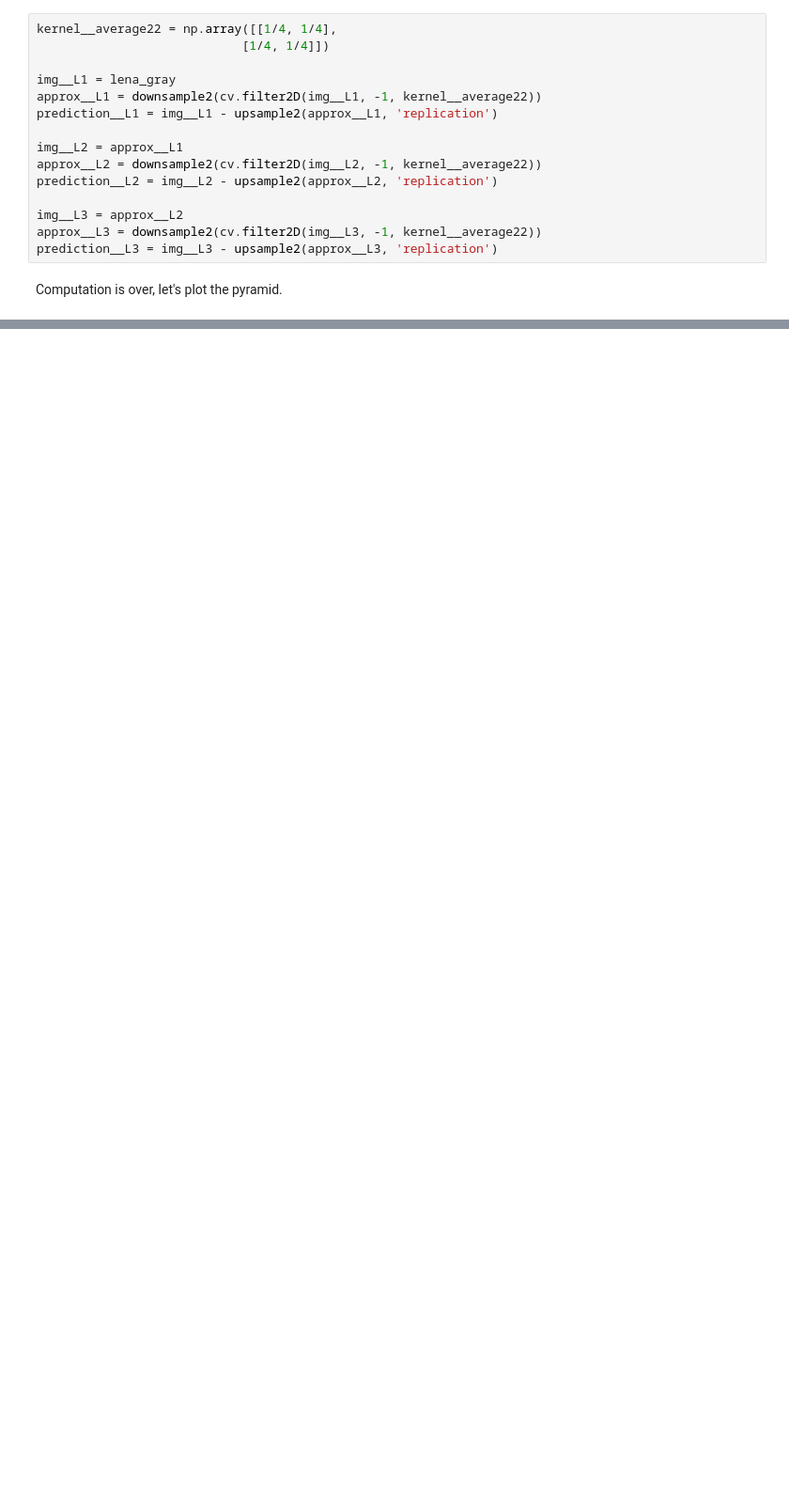
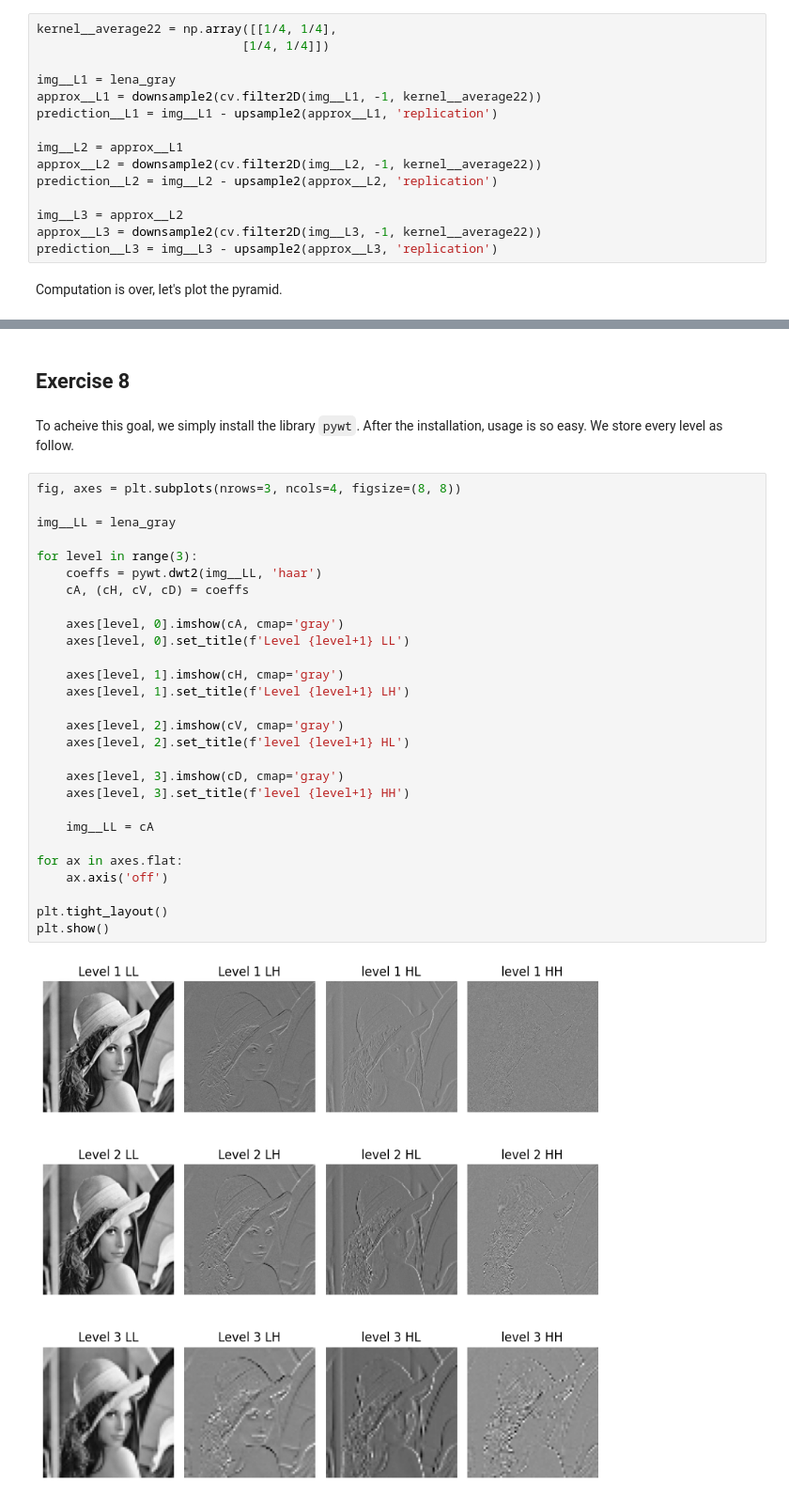
Before and after one commit to majiddrn/ComputerVisionCourse, a Jupyter notebook: HW1 - Image Processing/HW1-9822762040.ipynb, the cells around one changed output, grey strips where cells are left out. Shown at 94% size. Saved outputs shown, nothing was run; the diff lists cells and outputs as text; blank space fills up the shorter version.

```diff
--- a/HW1 - Image Processing/HW1-9822762040.ipynb
+++ b/HW1 - Image Processing/HW1-9822762040.ipynb
@@ -623,0 +625,34 @@ TypeError: 'Figure' object is not callable
+# %% [markdown]
+## Exercise 8
+# %% [markdown]
+To acheive this goal, we simply install the library `pywt`. After the installation, usage is so easy. We store every level as follow.
+# %%
+fig, axes = plt.subplots(nrows=3, ncols=4, figsize=(8, 8))
+
+img__LL = lena_gray
+
+for level in range(3):
+    coeffs = pywt.dwt2(img__LL, 'haar')
+    cA, (cH, cV, cD) = coeffs
+
+    axes[level, 0].imshow(cA, cmap='gray')
+    axes[level, 0].set_title(f'Level {level+1} LL')
+
+    axes[level, 1].imshow(cH, cmap='gray')
+    axes[level, 1].set_title(f'Level {level+1} LH')
+
+    axes[level, 2].imshow(cV, cmap='gray')
+    axes[level, 2].set_title(f'level {level+1} HL')
+
+    axes[level, 3].imshow(cD, cmap='gray')
+    axes[level, 3].set_title(f'level {level+1} HH')
+
+    img__LL = cA
+
+for ax in axes.flat:
+    ax.axis('off')
+
+plt.tight_layout()
+plt.show()
+# %% [output]
+[figure, added]
```
Also changed, not shown: parts of 4 cells of this notebook.
